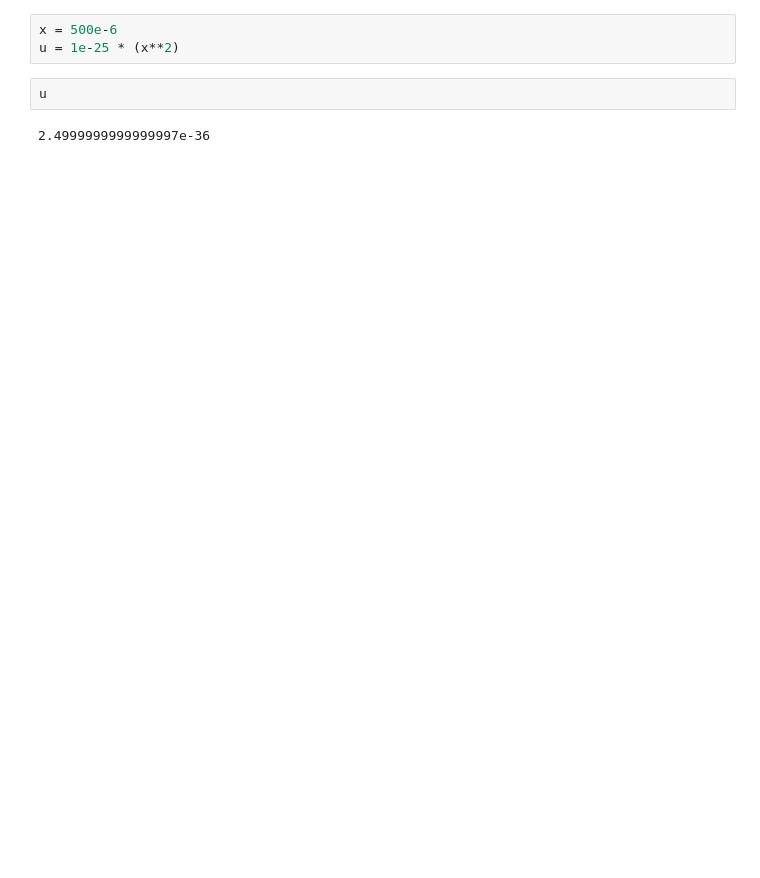
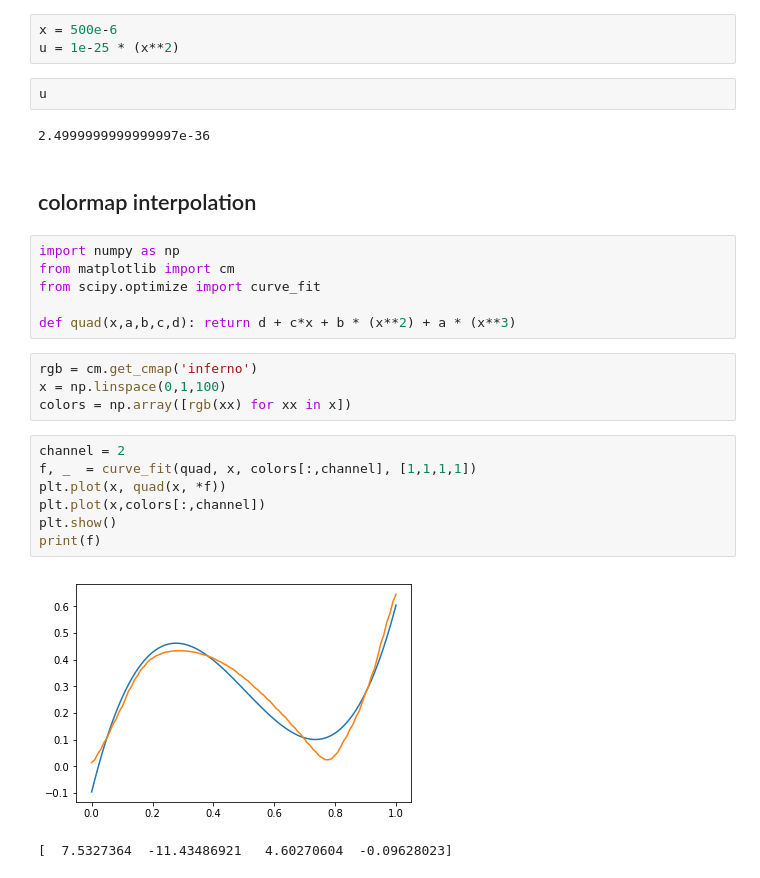
Before and after one commit to biswaroopmukherjee/condensate, a Jupyter notebook: examples/random.ipynb, the cells around one changed output. Drawn from its saved outputs; the diff is of its cells as text; blank space fills up the shorter version.

Commit message:
colormaps

```diff
--- a/examples/random.ipynb
+++ b/examples/random.ipynb
@@ -129,3 +119,25 @@ u = 1e-25 * (x**2)
 u
 # %% [output]
 2.4999999999999997e-36
+# %% [markdown]
+## colormap interpolation
+# %%
+import numpy as np
+from matplotlib import cm
+from scipy.optimize import curve_fit
+
+def quad(x,a,b,c,d): return d + c*x + b * (x**2) + a * (x**3)
+# %%
+rgb = cm.get_cmap('inferno')
+x = np.linspace(0,1,100)
+colors = np.array([rgb(xx) for xx in x])
+# %%
+channel = 2
+f, _  = curve_fit(quad, x, colors[:,channel], [1,1,1,1])
+plt.plot(x, quad(x, *f))
+plt.plot(x,colors[:,channel])
+plt.show()
+print(f)
+# %% [output]
+[figure, added]
+[  7.5327364  -11.43486921   4.60270604  -0.09628023]
```
Also changed, not shown: parts of 6 cells of this notebook, 2 other files.
